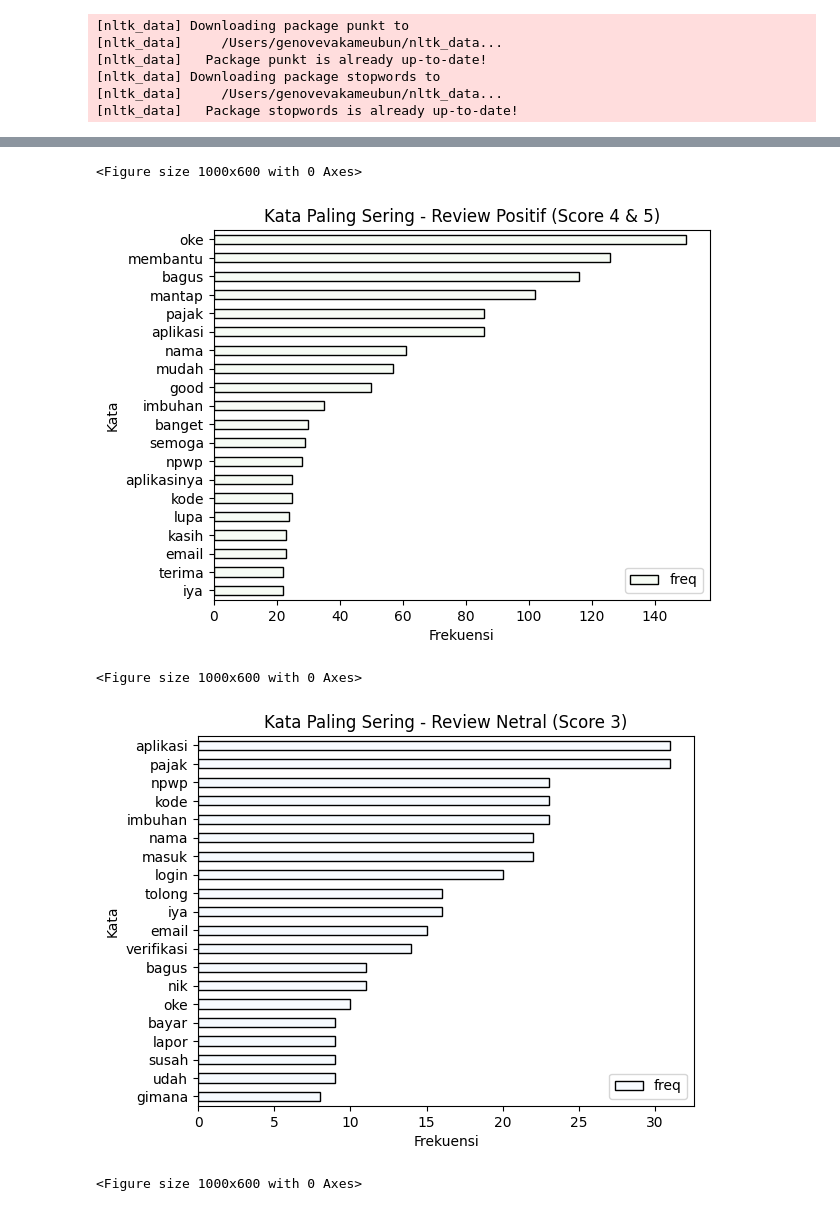
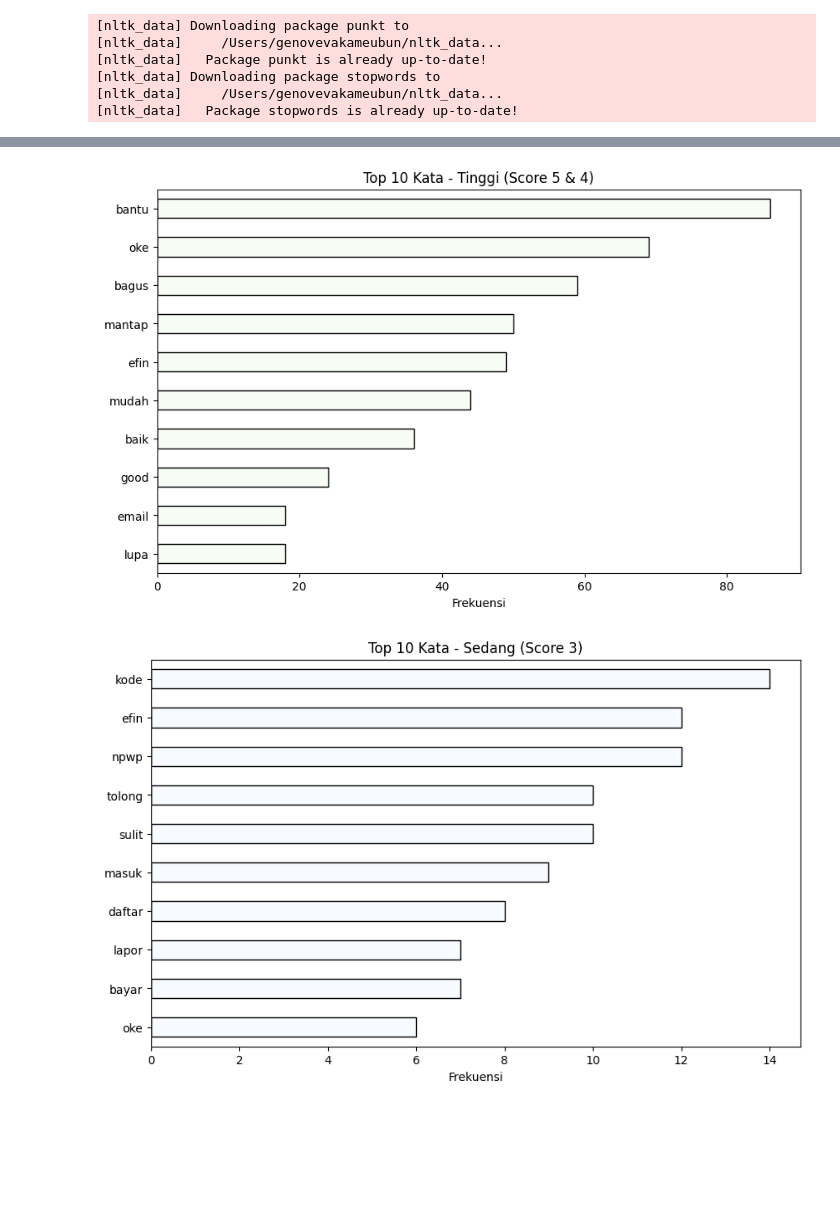
Before and after one commit to GenovevaK/portofolio, a Jupyter notebook: djpajak_review.ipynb, the cells around one changed output, grey strips where cells are left out. Drawn from its saved outputs; the diff is of its cells as text; code cells hidden in the pictures; blank space fills up the shorter version.

```diff
--- a/djpajak_review.ipynb
+++ b/djpajak_review.ipynb
@@ -175,5 +303,2 @@ df['stemmed_content'] = df['clean_content'].apply(stemming)
 # %%
 pd.options.display.max_colwidth = None
-# %%
-df["content"] = df["content"].apply(clean_text)
-df.head(10)  #Periksa apakah sudah berubah
@@ -194,14 +304,0 @@ df.head(10)  #Periksa apakah sudah berubah
-# %%
-def kamus(check):
-    check = check.str.extractall(r'([a-zA-Z]+)')  #ambil kata aja (huruf)
-    check.columns = ['check']
-    b = check.reset_index(drop=True)
-    check = b['check'].value_counts()
-
-    kamus = {'kata': check.index, 'freq': check.values}
-    kamus = pd.DataFrame(kamus)
-    kamus.index = kamus['kata']
-    kamus.drop('kata', axis=1, inplace=True)
-    kamus.sort_values('freq', ascending=False, inplace=True)
-
-    return kamus
@@ -208,4 +415,5 @@ def kamus(check):
 # %%
-df_positif = df[df['score'].isin([4, 5])]
-df_netral = df[df['score'] == 3]
-df_negatif = df[df['score'].isin([1, 2])]
+#Gabungan Score 5 dan 4 jadi 'Tinggi'
+kamus_tinggi = kamus(df[df['score'].isin([5, 4])]['stemmed_content'])
+kamus_sedang = kamus(df[df['score'] == 3]['stemmed_content'])
+kamus_rendah = kamus(df[df['score'].isin([1, 2])]['stemmed_content'])
@@ -216,33 +420,27 @@ kamus_negatif = kamus(df_negatif['clean_content'])
 # %%
-#POSITIF
+#Tinggi
 plt.figure(figsize=(10, 6))
-kamus_positif[:20].plot(kind='barh', colormap='Greens', edgecolor='black', legend=True)
-plt.title("Kata Paling Sering - Review Positif (Score 4 & 5)")
+kamus_tinggi[:10].plot(kind='barh', colormap='Greens', edgecolor='black')
+plt.title("Top 10 Kata - Tinggi (Score 5 & 4)")
 plt.xlabel("Frekuensi")
-plt.ylabel("Kata")
 plt.gca().invert_yaxis()
 plt.show()
 
-#NETRAL
+#Sedang
 plt.figure(figsize=(10, 6))
-kamus_netral[:20].plot(kind='barh', colormap='Blues', edgecolor='black', legend=True)
-plt.title("Kata Paling Sering - Review Netral (Score 3)")
+kamus_sedang[:10].plot(kind='barh', colormap='Blues', edgecolor='black')
+plt.title("Top 10 Kata - Sedang (Score 3)")
 plt.xlabel("Frekuensi")
-plt.ylabel("Kata")
 plt.gca().invert_yaxis()
 plt.show()
 
-#NEGATIF
+#Rendah
 plt.figure(figsize=(10, 6))
-kamus_negatif[:20].plot(kind='barh', colormap='Reds', edgecolor='black', legend=True)
-plt.title("Kata Paling Sering - Review Negatif (Score 1 & 2)")
+kamus_rendah[:10].plot(kind='barh', colormap='Reds', edgecolor='black')
+plt.title("Top 10 Kata - Rendah (Score 1 & 2)")
 plt.xlabel("Frekuensi")
-plt.ylabel("Kata")
 plt.gca().invert_yaxis()
 plt.show()
 # %% [output]
-<Figure size 1000x600 with 0 Axes>
-[figure, old version]
+[figure, new version]
-<Figure size 1000x600 with 0 Axes>
-[figure, old version]
+[figure, new version]
-<Figure size 1000x600 with 0 Axes>
```
Also changed, not shown: parts of 49 cells of this notebook, 2 other files.
